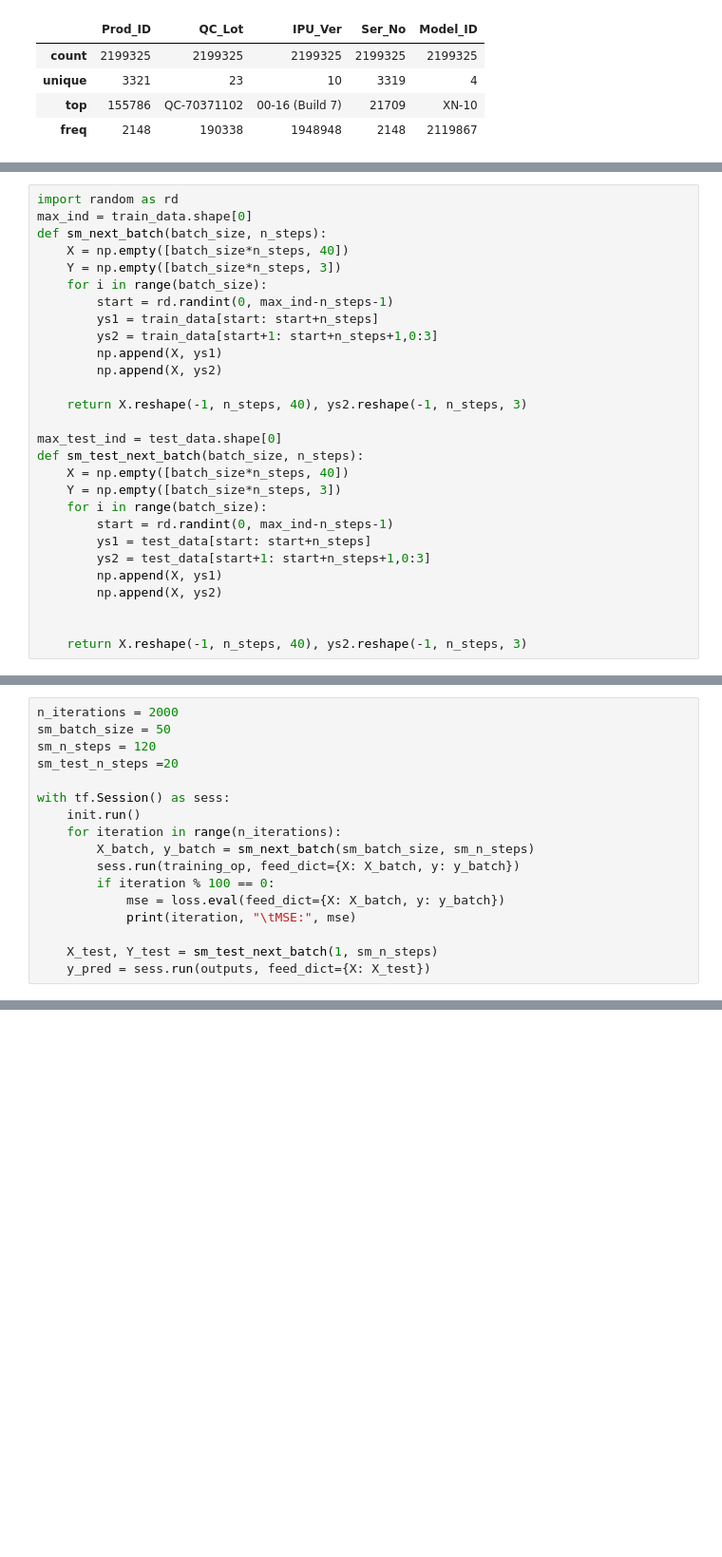
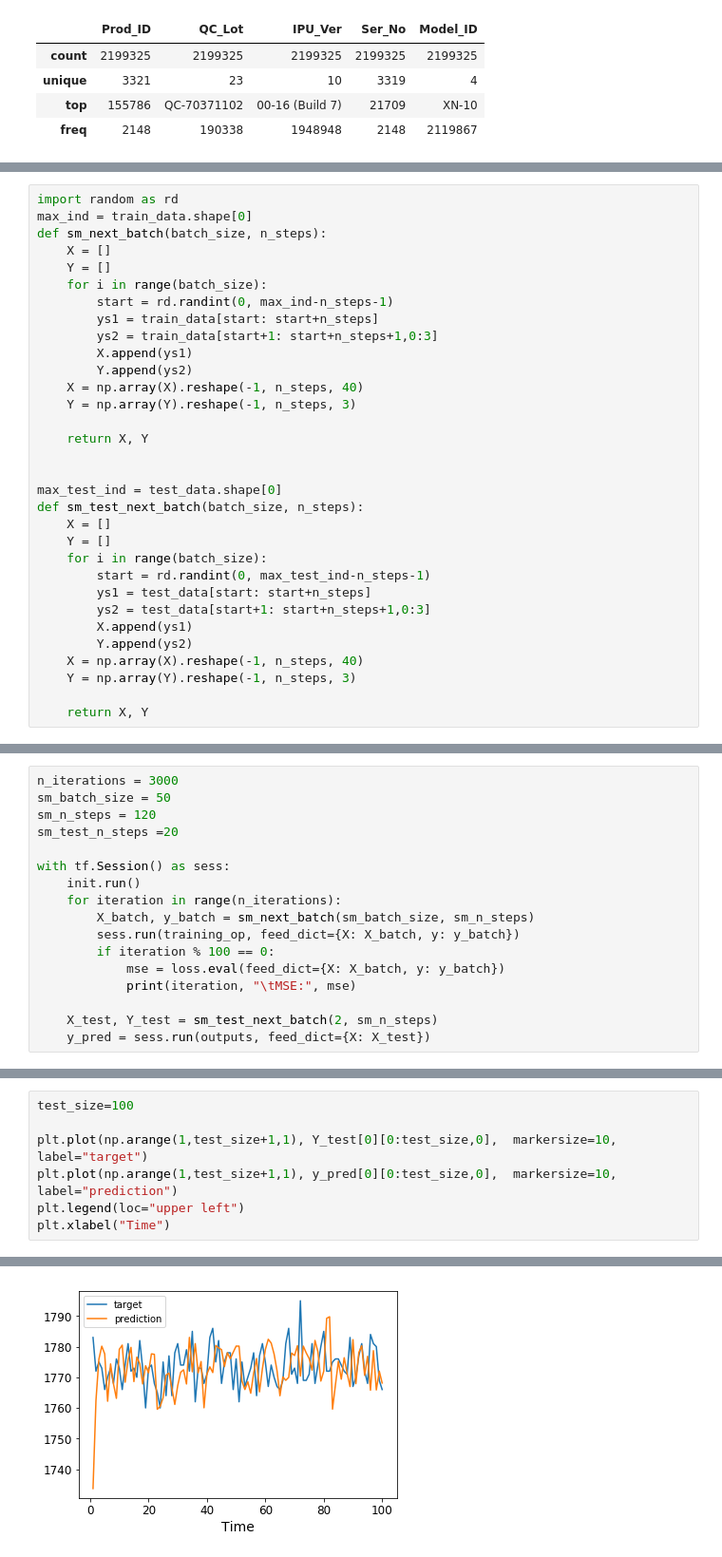
Before and after one commit to james-tn/MIDS, a Jupyter notebook: w205/Sysmex Analyzer Anomaly EDA-Ver0.5.ipynb, the cells around one changed output, grey strips where cells are left out. Shown at 95% size. Cells and saved outputs as stored; diff of their text form; blank space fills up the shorter version.

```diff
--- a/w205/Sysmex Analyzer Anomaly EDA-Ver0.5.ipynb
+++ b/w205/Sysmex Analyzer Anomaly EDA-Ver0.5.ipynb
@@ -272,30 +205,34 @@ array([[ 1.        ,  0.94977836],
 import random as rd
 max_ind = train_data.shape[0]
 def sm_next_batch(batch_size, n_steps):
-    X = np.empty([batch_size*n_steps, 40])
-    Y = np.empty([batch_size*n_steps, 3])
+    X = []
+    Y = []
     for i in range(batch_size):
         start = rd.randint(0, max_ind-n_steps-1)
         ys1 = train_data[start: start+n_steps]
         ys2 = train_data[start+1: start+n_steps+1,0:3]
-        np.append(X, ys1)
-        np.append(X, ys2)
+        X.append(ys1)
+        Y.append(ys2)
+    X = np.array(X).reshape(-1, n_steps, 40)
+    Y = np.array(Y).reshape(-1, n_steps, 3)
 
-    return X.reshape(-1, n_steps, 40), ys2.reshape(-1, n_steps, 3)
+    return X, Y
+
 
 max_test_ind = test_data.shape[0]
 def sm_test_next_batch(batch_size, n_steps):
-    X = np.empty([batch_size*n_steps, 40])
-    Y = np.empty([batch_size*n_steps, 3])
+    X = []
+    Y = []
     for i in range(batch_size):
-        start = rd.randint(0, max_ind-n_steps-1)
+        start = rd.randint(0, max_test_ind-n_steps-1)
         ys1 = test_data[start: start+n_steps]
         ys2 = test_data[start+1: start+n_steps+1,0:3]
-        np.append(X, ys1)
-        np.append(X, ys2)
+        X.append(ys1)
+        Y.append(ys2)
+    X = np.array(X).reshape(-1, n_steps, 40)
+    Y = np.array(Y).reshape(-1, n_steps, 3)
 
-
-    return X.reshape(-1, n_steps, 40), ys2.reshape(-1, n_steps, 3)
+    return X, Y
 # %%
 tf.reset_default_graph()
 
@@ -321,7 +259,7 @@ training_op = optimizer.minimize(loss)
 
 init = tf.global_variables_initializer()
 # %%
-n_iterations = 2000
+n_iterations = 3000
 sm_batch_size = 50
 sm_n_steps = 120
 sm_test_n_steps =20
@@ -335,6 +273,6 @@ with tf.Session() as sess:
             mse = loss.eval(feed_dict={X: X_batch, y: y_batch})
             print(iteration, "\tMSE:", mse)
 
-    X_test, Y_test = sm_test_next_batch(1, sm_n_steps)
+    X_test, Y_test = sm_test_next_batch(2, sm_n_steps)
     y_pred = sess.run(outputs, feed_dict={X: X_test})
 # %% [output]
@@ -345,0 +296,8 @@ KeyboardInterrupt:
+# %%
+test_size=100
+
+plt.plot(np.arange(1,test_size+1,1), Y_test[0][0:test_size,0],  markersize=10, label="target")
+plt.plot(np.arange(1,test_size+1,1), y_pred[0][0:test_size,0],  markersize=10, label="prediction")
+plt.legend(loc="upper left")
+plt.xlabel("Time")
+# %% [output]
@@ -346 +305,2 @@ KeyboardInterrupt:
+[figure, added]
 # %%
```
Also changed, not shown: parts of 29 cells of this notebook.
